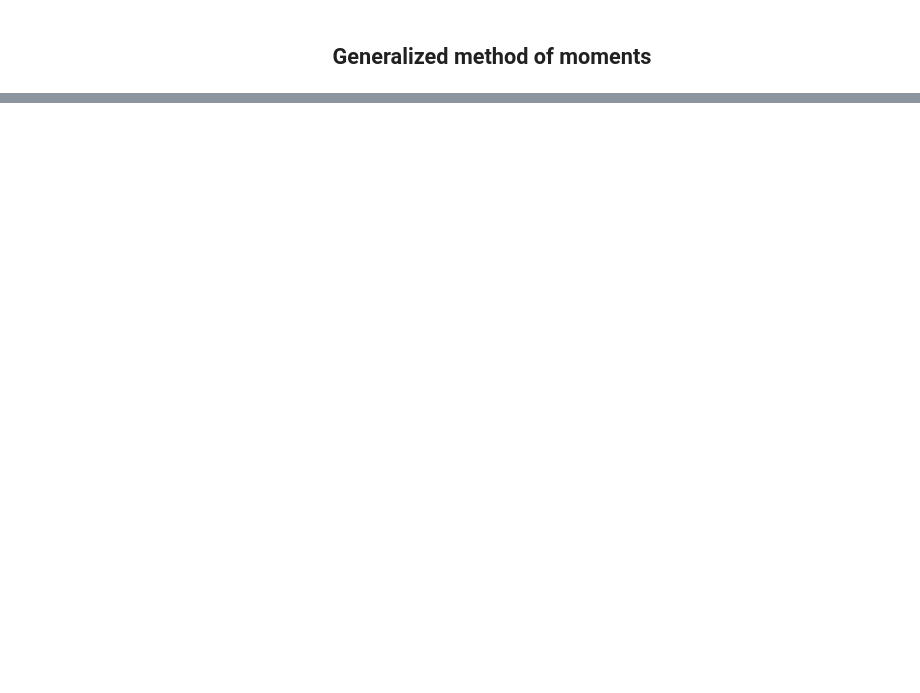
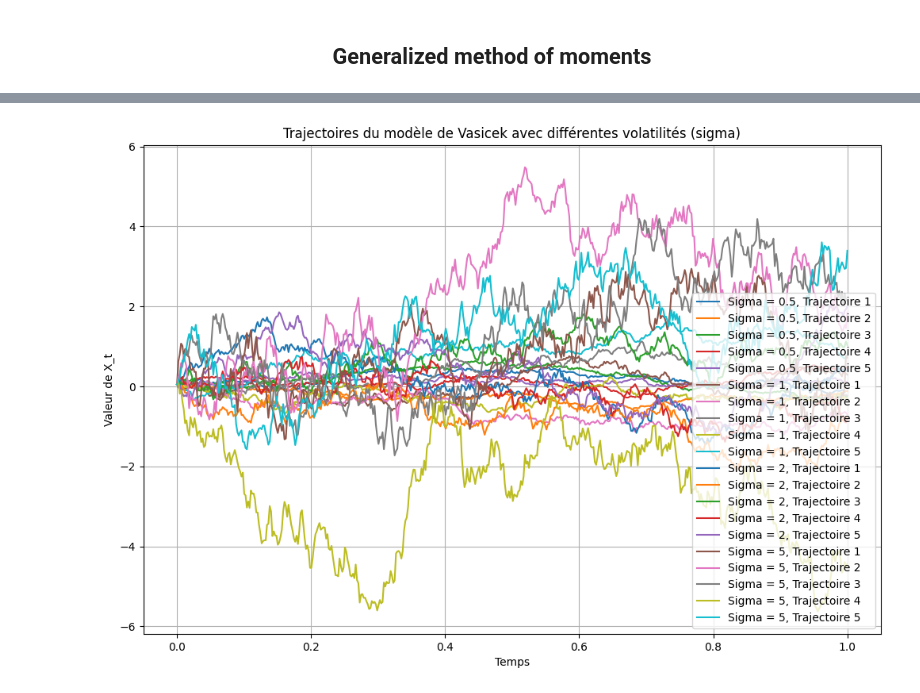
Before and after one commit to Hassen214/Project-IMI, a Jupyter notebook: Code.ipynb, the cells around one changed output, grey strips where cells are left out. Drawn from its saved outputs; the diff is of its cells as text; code cells hidden in the pictures; blank space fills up the shorter version.

```diff
--- a/Code.ipynb
+++ b/Code.ipynb
@@ -74,0 +45,36 @@ plt.show()
+# %%
+
+
+# Paramètres du modèle de Vasicek
+kappa = 1  # vitesse de réversion vers la moyenne
+theta = 0  # niveau de la moyenne à long terme
+X0 = 0.05  # valeur initiale
+N = 5  # nombre de trajectoires à générer
+n = 500  # nombre de pas de discrétisation
+
+# Liste des valeurs de sigma
+sigma_values = [0.5, 1, 2, 5]
+
+# Créer un objet de la classe Vasicek et générer les trajectoires pour chaque valeur de sigma
+plt.figure(figsize=(12, 8))
+
+for sigma in sigma_values:
+    # Créer un objet avec la valeur de sigma courante
+    vasicek_process = Vasicek(kappa, theta, sigma)
+
+    # Générer les trajectoires
+    trajectories = vasicek_process.generate(X0, N, n)
+
+    # Affichage des trajectoires générées pour chaque sigma
+    time = np.linspace(0, 1, n)
+    for i in range(N):
+        plt.plot(time, trajectories[i], label=f"Sigma = {sigma}, Trajectoire {i+1}")
+
+plt.title("Trajectoires du modèle de Vasicek avec différentes volatilités (sigma)")
+plt.xlabel("Temps")
+plt.ylabel("Valeur de X_t")
+plt.legend()
+plt.grid(True)
+plt.show()
+# %% [output]
+[figure, added]
```
Also changed, not shown: parts of 2 cells of this notebook.
